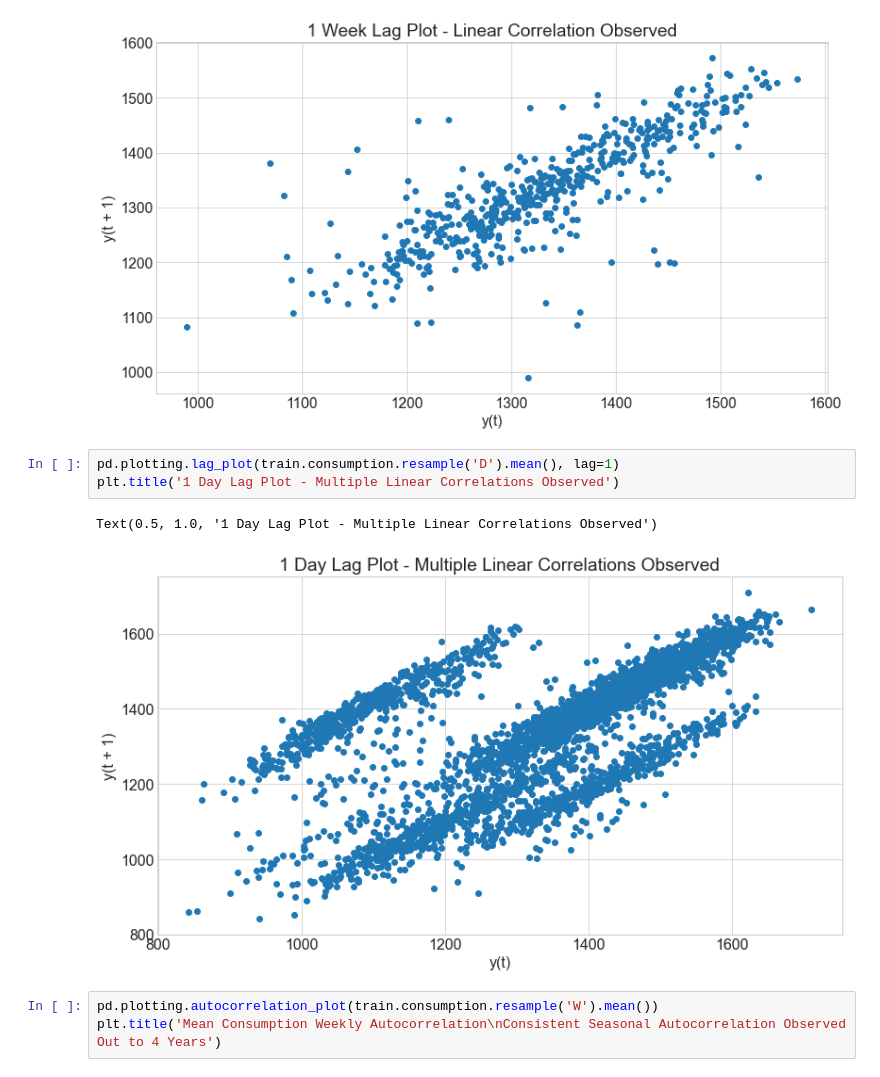
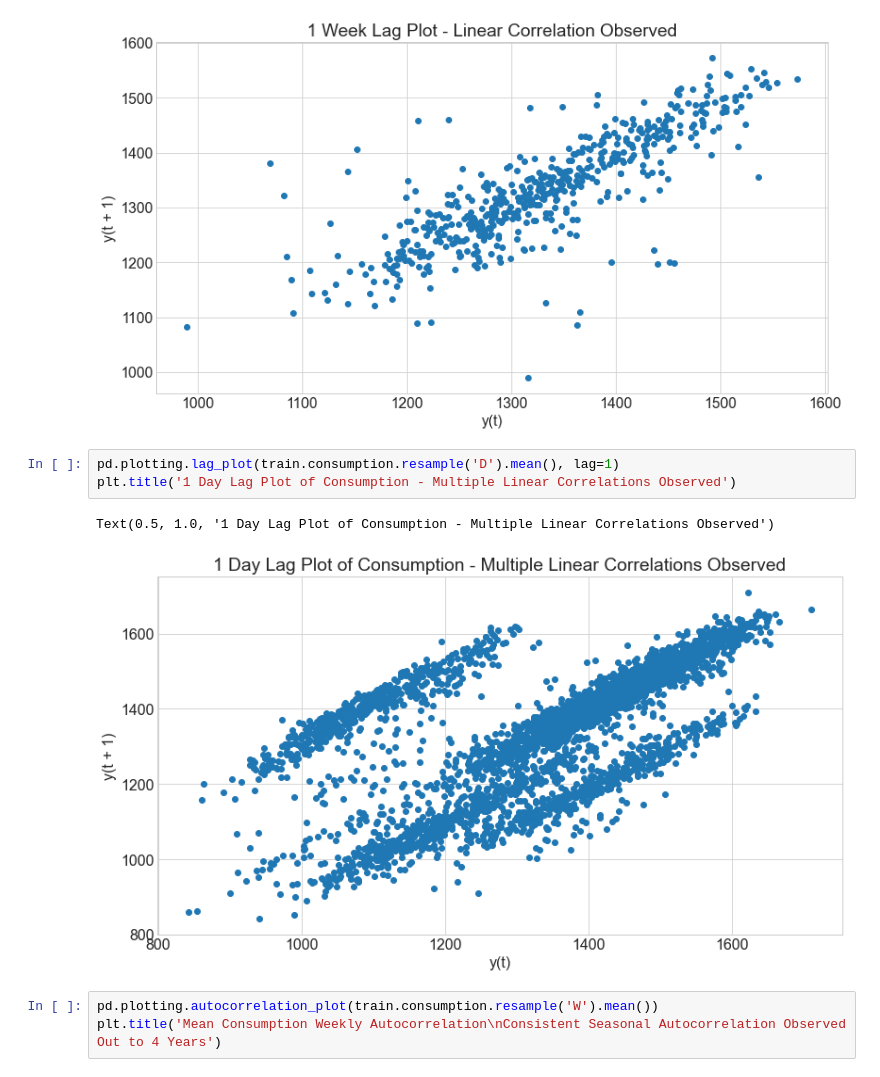
Before and after one commit to jesse-d-marder/time-series-exercises, a Jupyter notebook: explore.ipynb, the cells around one changed output. Saved outputs shown, nothing was run; the diff lists cells and outputs as text.

```diff
--- a/explore.ipynb
+++ b/explore.ipynb
@@ -318,10 +340,10 @@ Text(0.5, 1.0, '1 Week Lag Plot - Linear Correlation Observed')
 [figure]
 # %%
 pd.plotting.lag_plot(train.consumption.resample('D').mean(), lag=1)
-plt.title('1 Day Lag Plot - Multiple Linear Correlations Observed')
+plt.title('1 Day Lag Plot of Consumption - Multiple Linear Correlations Observed')
 # %% [output]
-Text(0.5, 1.0, '1 Day Lag Plot - Multiple Linear Correlations Observed')
+Text(0.5, 1.0, '1 Day Lag Plot of Consumption - Multiple Linear Correlations Observed')
-[figure, old version]
+[figure, new version]
 # %%
 pd.plotting.autocorrelation_plot(train.consumption.resample('W').mean())
 plt.title('Mean Consumption Weekly Autocorrelation\nConsistent Seasonal Autocorrelation Observed Out to 4 Years')
```
Also changed, not shown: parts of 6 cells of this notebook, 1 other file.
